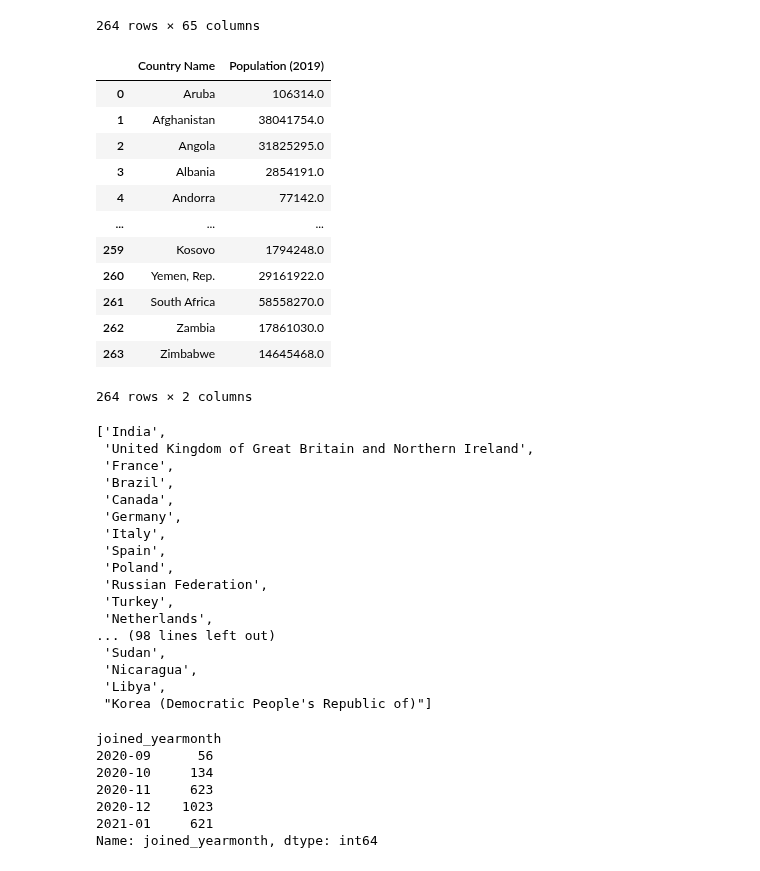
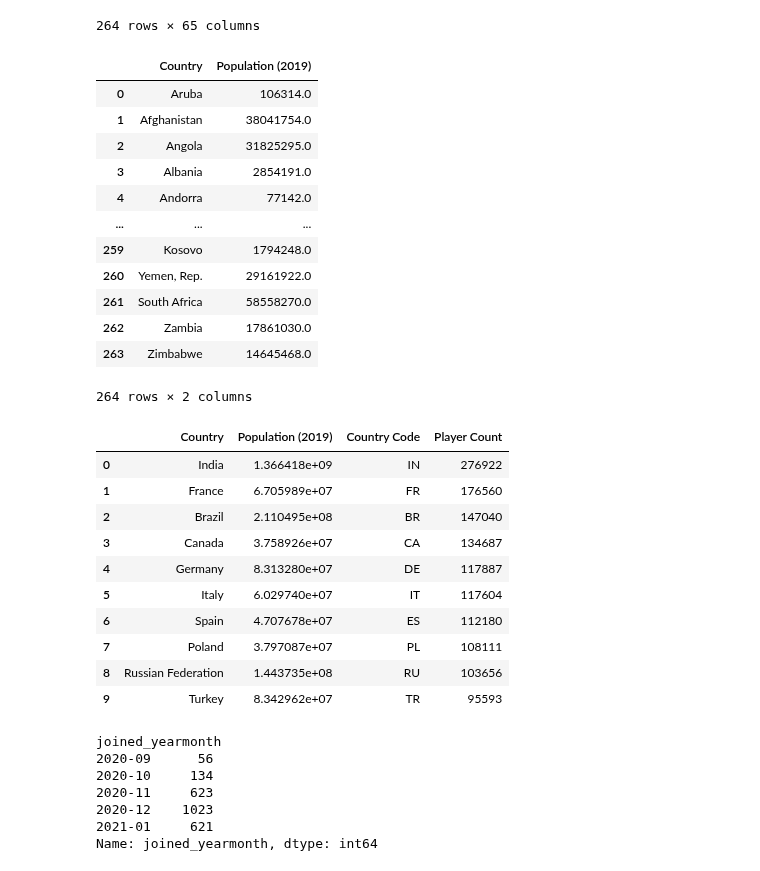
Before and after one commit to melissamonroe/who-plays-chess, a Jupyter notebook: ChessDetailsPy-Jenny.ipynb, the cells around one changed output. Cells and saved outputs as stored; diff of their text form; code cells hidden in the pictures.

Commit message:
adding merged df

```diff
--- a/ChessDetailsPy-Jenny.ipynb
+++ b/ChessDetailsPy-Jenny.ipynb
@@ -117,11 +115,11 @@ population
 # %%
 #Create data frame with countries and 2019 population
 current_pop = population["2019"]
 country = population["Country Name"]
-pop_df = pd.DataFrame({"Country Name": country, "Population (2019)": current_pop})
+pop_df = pd.DataFrame({"Country": country, "Population (2019)": current_pop})
 pop_df
 # %% [output]
-|  | Country Name | Population (2019) |
+|  | Country | Population (2019) |
 | 0 | Aruba | 106314.0 |
 | 1 | Afghanistan | 38041754.0 |
 | 2 | Angola | 31825295.0 |
@@ -136,26 +134,21 @@ pop_df
 264 rows × 2 columns
 # %%
 #pull countries in chessplayer count df to list
-chess_countries = count_sorted_cleaned["Country"].tolist()
-chess_countries
+chess_countries_merge = pop_df.merge(count_sorted_cleaned, on='Country')
+chess_player_pop = chess_countries_merge.sort_values(by="Player Count", ascending=False).reset_index(drop=True)
+chess_player_pop.head(10)
 # %% [output]
-['India',
- 'United Kingdom of Great Britain and Northern Ireland',
- 'France',
- 'Brazil',
- 'Canada',
- 'Germany',
- 'Italy',
- 'Spain',
- 'Poland',
- 'Russian Federation',
- 'Turkey',
- 'Netherlands',
-... (98 lines left out)
- 'Sudan',
- 'Nicaragua',
- 'Libya',
- "Korea (Democratic People's Republic of)"]
+|  | Country | Population (2019) | Country Code | Player Count |
+| 0 | India | 1.366418e+09 | IN | 276922 |
+| 1 | France | 6.705989e+07 | FR | 176560 |
+| 2 | Brazil | 2.110495e+08 | BR | 147040 |
+| 3 | Canada | 3.758926e+07 | CA | 134687 |
+| 4 | Germany | 8.313280e+07 | DE | 117887 |
+| 5 | Italy | 6.029740e+07 | IT | 117604 |
+| 6 | Spain | 4.707678e+07 | ES | 112180 |
+| 7 | Poland | 3.797087e+07 | PL | 108111 |
+| 8 | Russian Federation | 1.443735e+08 | RU | 103656 |
+| 9 | Turkey | 8.342962e+07 | TR | 95593 |
 # %%
 # get joined_yearmonth dataframe for player details file
 def get_joined_yearmonth_dataframe(output_data_player_details):
```
Also changed, not shown: parts of 1 cell of this notebook.
